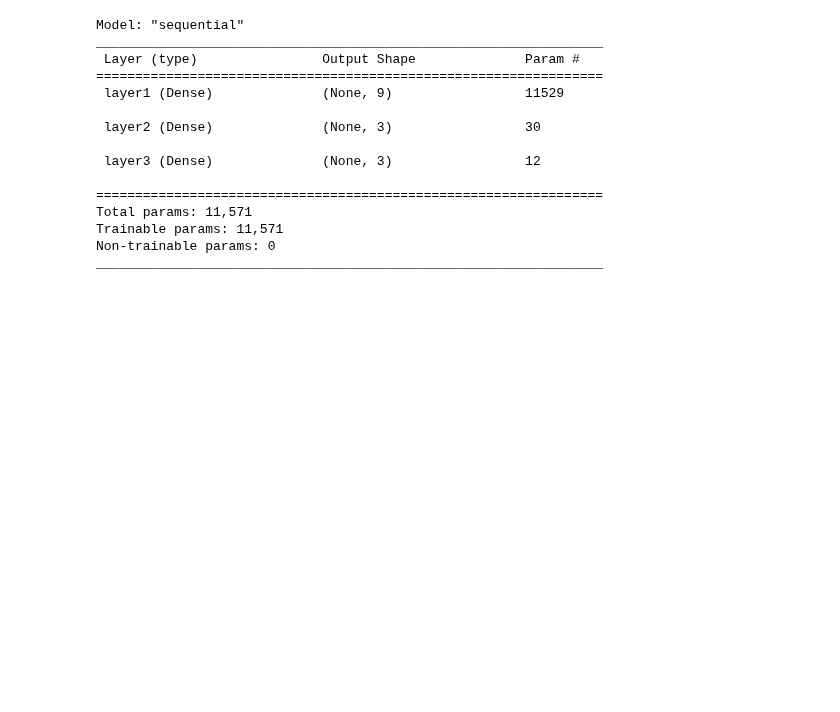
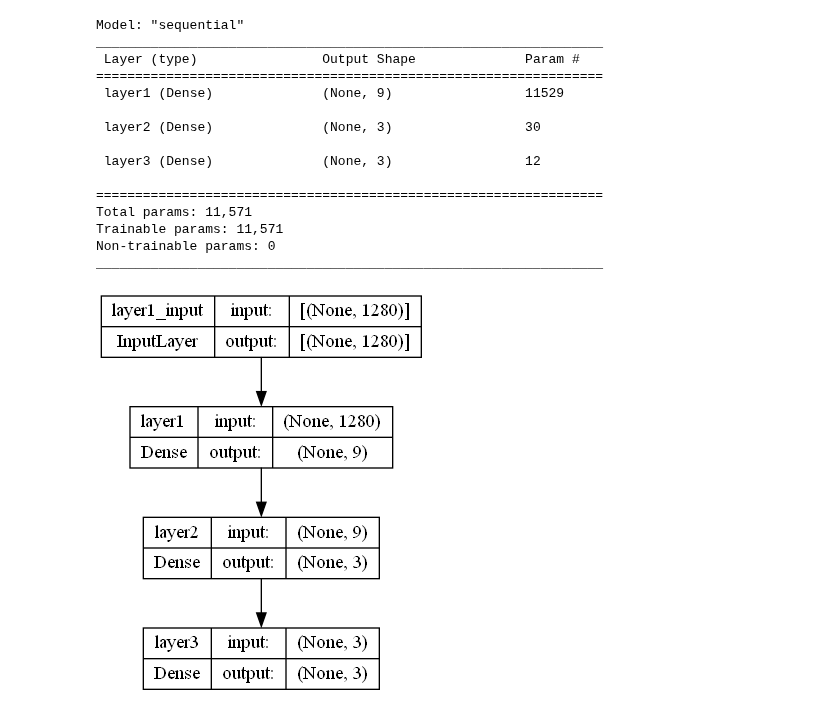
Before and after one commit to IVeuromancer/SleepScoring, a Jupyter notebook: sleep_scoring.ipynb, the cells around one changed output. Drawn from its saved outputs; the diff is of its cells as text; code cells hidden in the pictures; blank space fills up the shorter version.

```diff
--- a/sleep_scoring.ipynb
+++ b/sleep_scoring.ipynb
@@ -102,4 +104,8 @@ _________________________________________________________________
 # print(f"W1 shape = {W1.shape}, b1 shape = {b1.shape}")
 # print(f"W2 shape = {W2.shape}, b2 shape = {b2.shape}")
 # print(f"W3 shape = {W3.shape}, b3 shape = {b3.shape}")
+# %%
+plot_model(model, 'model_test.png', show_shapes=True, show_layer_names=True)
+# %% [output]
+[figure, added]
 # %%
```
Also changed, not shown: parts of 15 cells of this notebook.
